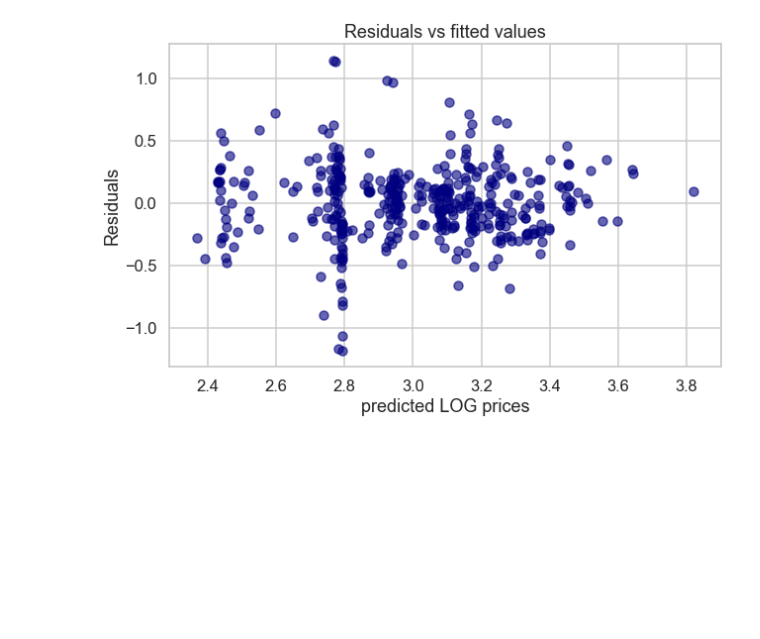
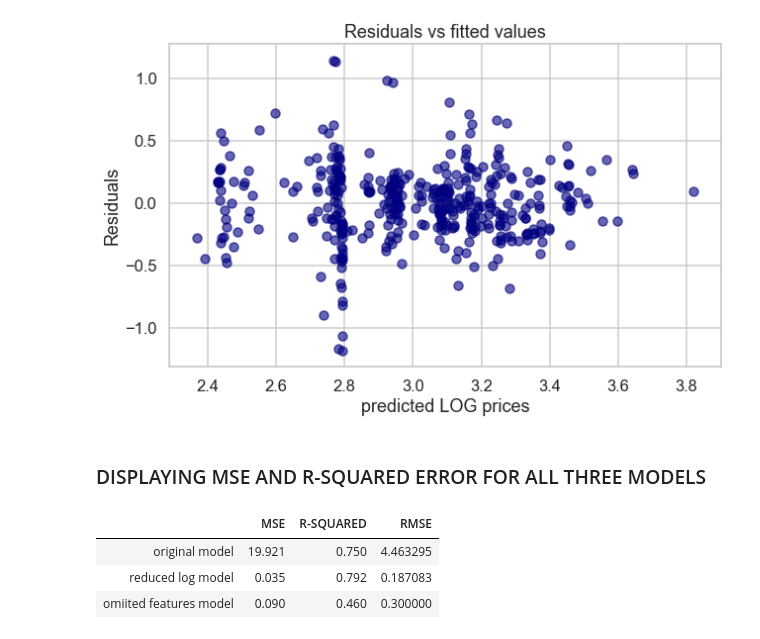
Before and after one commit to Nagaraj-U/Boston-Houseprice-Predictions, a Jupyter notebook: Boston_HousePrices_Prediction.ipynb, the cells around one changed output. Saved outputs shown, nothing was run; the diff lists cells and outputs as text; code cells hidden in the pictures; blank space fills up the shorter version.

```diff
--- a/Boston_HousePrices_Prediction.ipynb
+++ b/Boston_HousePrices_Prediction.ipynb
@@ -990,7 +1000,7 @@ resid skew 0.118
 #  2. residuals vs predicted prices
 #  3. Residual skew for original model
 # %%
-# Modified Model : tramsformed(using log prices) and simplified(dropping two features)
+# Original Model
 prices = data['PRICES']
 features = data.drop(['PRICES'],axis=1)
 
@@ -1050,6 +1060,14 @@ plt.show()
 
 
 # NOTE : if residuals are around zero then model is performing good (fig 2)
+
+
+
+
+
+# MEAN SQAURED ERROR AND R-SQUARED
+original_mse = round(results.mse_resid ,3)
+original_rsquared = round(results.rsquared ,3)
 # %% [output]
 [figure]
 [figure]
@@ -1061,7 +1079,7 @@ resid skew 1.459
 
 ###### Interpretation :  Residual forms clusters
 # %%
-# Modified Model : tramsformed(using log prices) and simplified(dropping two features)
+# Reduced Model : tramsformed(using log prices) and simplified(dropping many features)
 prices = np.log(data['PRICES'])
 features = data.drop(['PRICES','INDUS','AGE','RM','NOX','CRIM','LSTAT'],axis=1)
 
@@ -1103,6 +1121,29 @@ plt.xlabel('predicted LOG prices')
 plt.ylabel('Residuals')
 plt.title('Residuals vs fitted values')
 plt.show()
+
+
+
+# MEAN SQAURED ERROR AND R-SQUARED
+omitted_log_mse = round(results.mse_resid ,3)
+omitted_log_rsquared = round(results.rsquared ,3)
 # %% [output]
 [figure]
 [figure]
+# %% [markdown]
+### DISPLAYING MSE AND R-SQUARED ERROR FOR ALL THREE MODELS
+# %%
+pd.DataFrame({'MSE' : [original_mse ,reduced_log_mse, omitted_log_mse],
+              'R-SQUARED' : [original_rsquared, reduced_log_rsquared,omitted_log_rsquared],
+               'RMSE' : np.sqrt([original_mse ,reduced_log_mse, omitted_log_mse])},
+               index=['original model','reduced log model','omiited features model'])
+
+
+#favourable factors :
+# 1. low mse
+# 2. high rsquared(0-1)
+# %% [output]
+|  | MSE | R-SQUARED | RMSE |
+| original model | 19.921 | 0.750 | 4.463295 |
+| reduced log model | 0.035 | 0.792 | 0.187083 |
+| omiited features model | 0.090 | 0.460 | 0.300000 |
```
Also changed, not shown: parts of 10 cells of this notebook.
